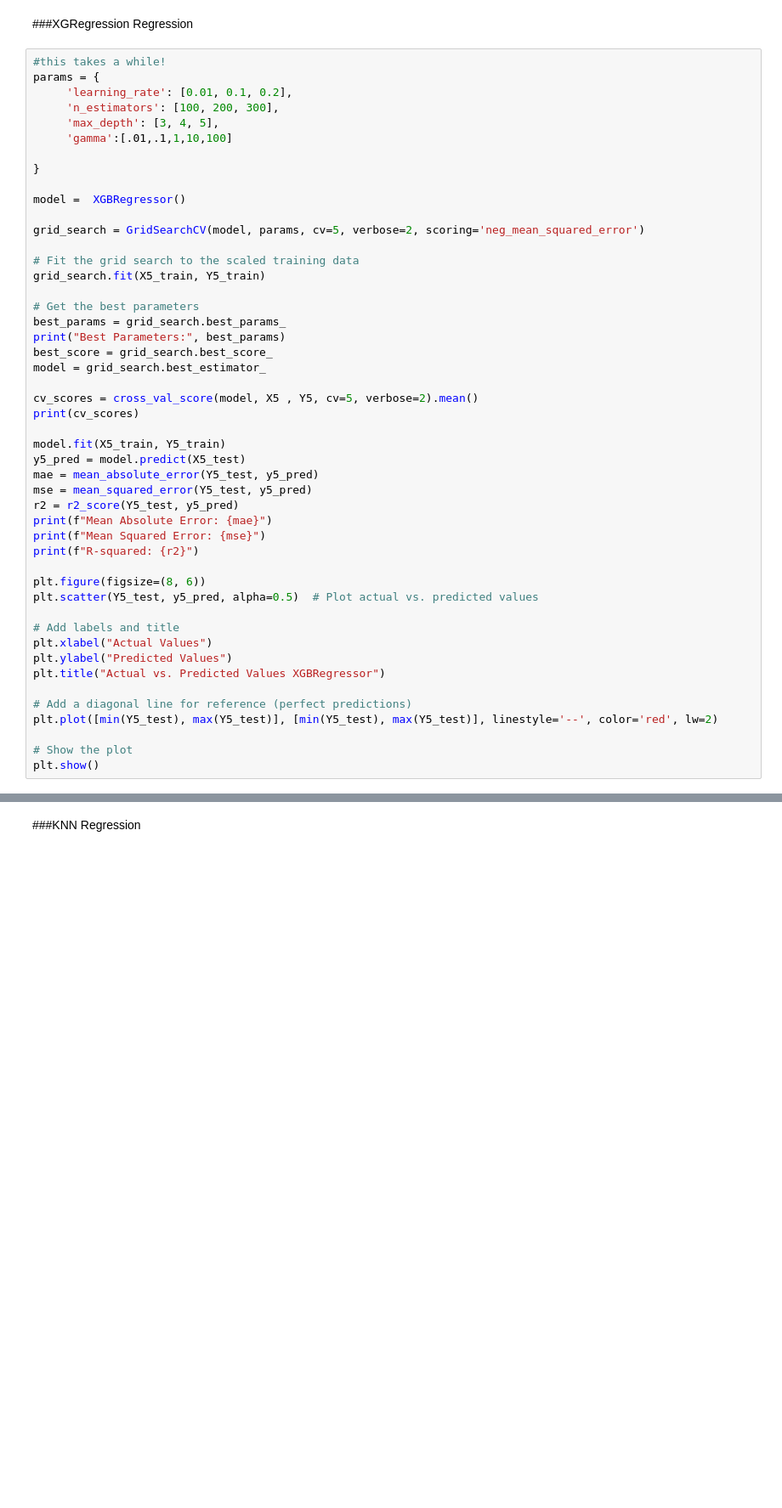
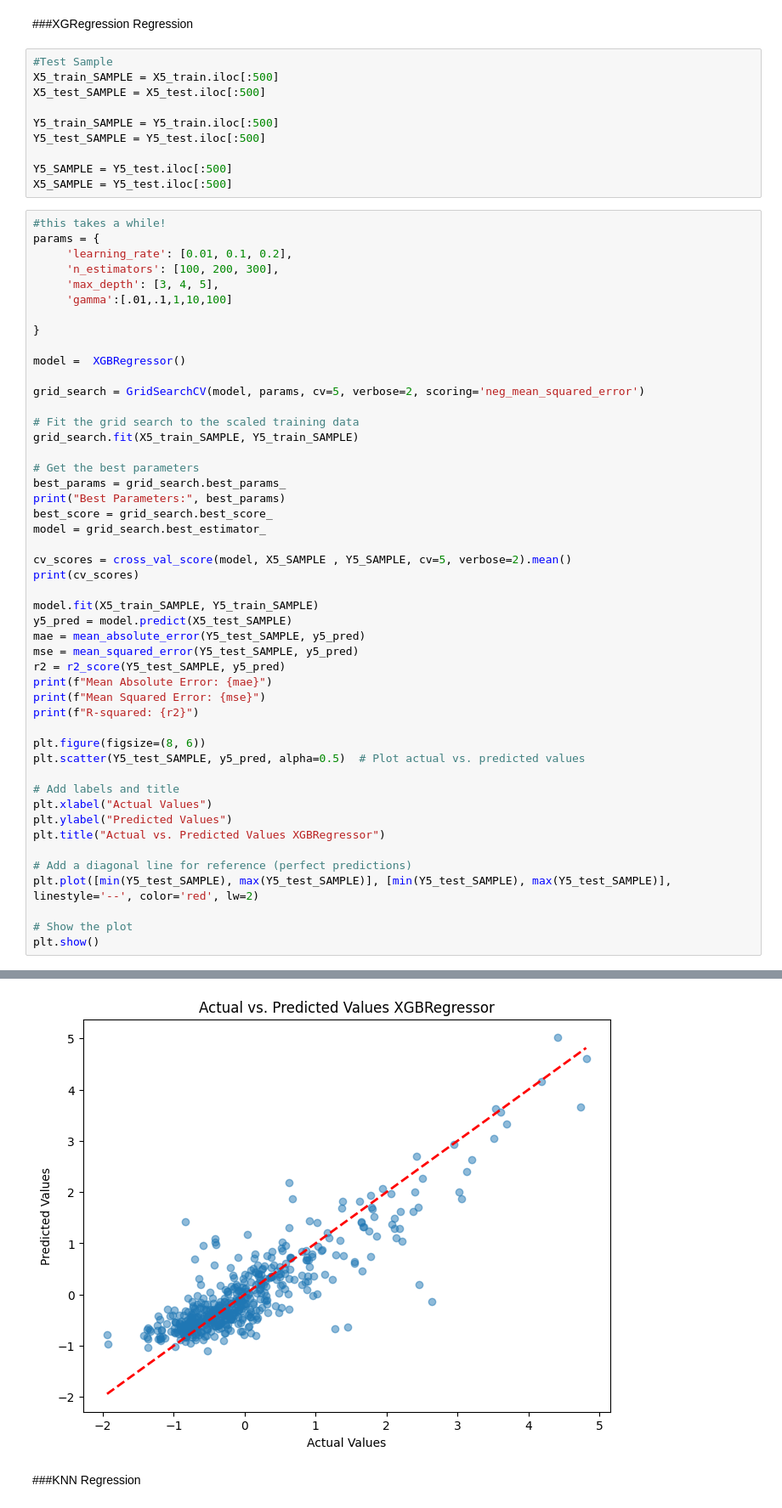
Before and after one commit to giancarlohc/Applied-AI-in-Transportation, a Jupyter notebook: Project/ProjectCode.ipynb, the cells around one changed output, grey strips where cells are left out. Shown: that part at 85% size. Saved outputs shown, nothing was run; the diff lists cells and outputs as text; blank space fills up the shorter version.

```diff
--- a/Project/ProjectCode.ipynb
+++ b/Project/ProjectCode.ipynb
@@ -306,6 +216,16 @@ X20_train, X20_test, Y20_train, Y20_test = train_test_split(X20, Y20, test_size=
 ###SVR Regression
 # %% [markdown]
 ###XGRegression Regression
+# %%
+#Test Sample
+X5_train_SAMPLE = X5_train.iloc[:500]
+X5_test_SAMPLE = X5_test.iloc[:500]
+
+Y5_train_SAMPLE = Y5_train.iloc[:500]
+Y5_test_SAMPLE = Y5_test.iloc[:500]
+
+Y5_SAMPLE = Y5_test.iloc[:500]
+X5_SAMPLE = Y5_test.iloc[:500]
 # %%
 #this takes a while!
 params = {
@@ -321,7 +241,7 @@ model =  XGBRegressor()
 grid_search = GridSearchCV(model, params, cv=5, verbose=2, scoring='neg_mean_squared_error')
 
 # Fit the grid search to the scaled training data
-grid_search.fit(X5_train, Y5_train)
+grid_search.fit(X5_train_SAMPLE, Y5_train_SAMPLE)
 
 # Get the best parameters
 best_params = grid_search.best_params_
@@ -329,20 +249,20 @@ print("Best Parameters:", best_params)
 best_score = grid_search.best_score_
 model = grid_search.best_estimator_
 
-cv_scores = cross_val_score(model, X5 , Y5, cv=5, verbose=2).mean()
+cv_scores = cross_val_score(model, X5_SAMPLE , Y5_SAMPLE, cv=5, verbose=2).mean()
 print(cv_scores)
 
-model.fit(X5_train, Y5_train)
-y5_pred = model.predict(X5_test)
-mae = mean_absolute_error(Y5_test, y5_pred)
-mse = mean_squared_error(Y5_test, y5_pred)
-r2 = r2_score(Y5_test, y5_pred)
+model.fit(X5_train_SAMPLE, Y5_train_SAMPLE)
+y5_pred = model.predict(X5_test_SAMPLE)
+mae = mean_absolute_error(Y5_test_SAMPLE, y5_pred)
+mse = mean_squared_error(Y5_test_SAMPLE, y5_pred)
+r2 = r2_score(Y5_test_SAMPLE, y5_pred)
 print(f"Mean Absolute Error: {mae}")
 print(f"Mean Squared Error: {mse}")
 print(f"R-squared: {r2}")
 
 plt.figure(figsize=(8, 6))
-plt.scatter(Y5_test, y5_pred, alpha=0.5)  # Plot actual vs. predicted values
+plt.scatter(Y5_test_SAMPLE, y5_pred, alpha=0.5)  # Plot actual vs. predicted values
 
 # Add labels and title
 plt.xlabel("Actual Values")
@@ -350,7 +270,7 @@ plt.ylabel("Predicted Values")
 plt.title("Actual vs. Predicted Values XGBRegressor")
 
 # Add a diagonal line for reference (perfect predictions)
-plt.plot([min(Y5_test), max(Y5_test)], [min(Y5_test), max(Y5_test)], linestyle='--', color='red', lw=2)
+plt.plot([min(Y5_test_SAMPLE), max(Y5_test_SAMPLE)], [min(Y5_test_SAMPLE), max(Y5_test_SAMPLE)], linestyle='--', color='red', lw=2)
 
 # Show the plot
 plt.show()
@@ -376,3 +295,4 @@ KeyboardInterrupt: ignored
+[figure, added]
 # %% [markdown]
 ###KNN Regression
 # %% [markdown]
```
Also changed, not shown: parts of 17 cells of this notebook.
